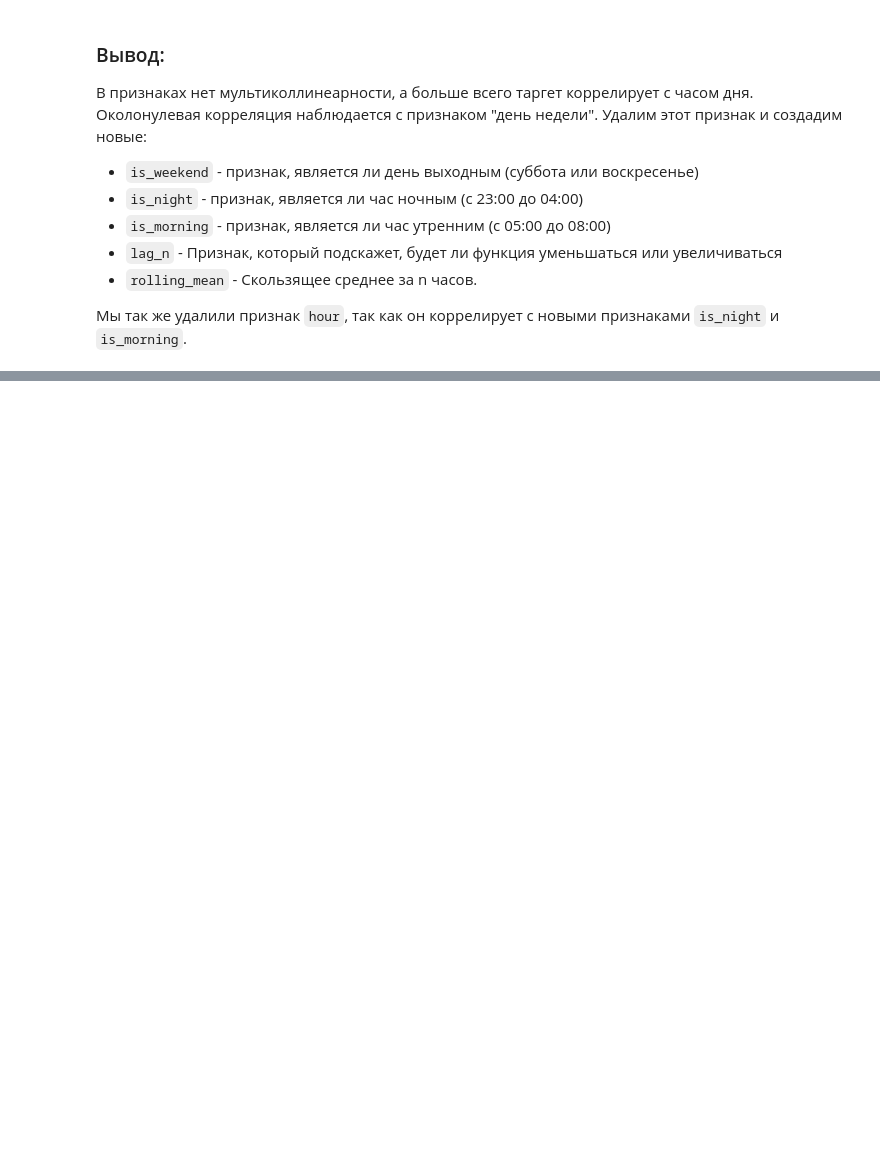
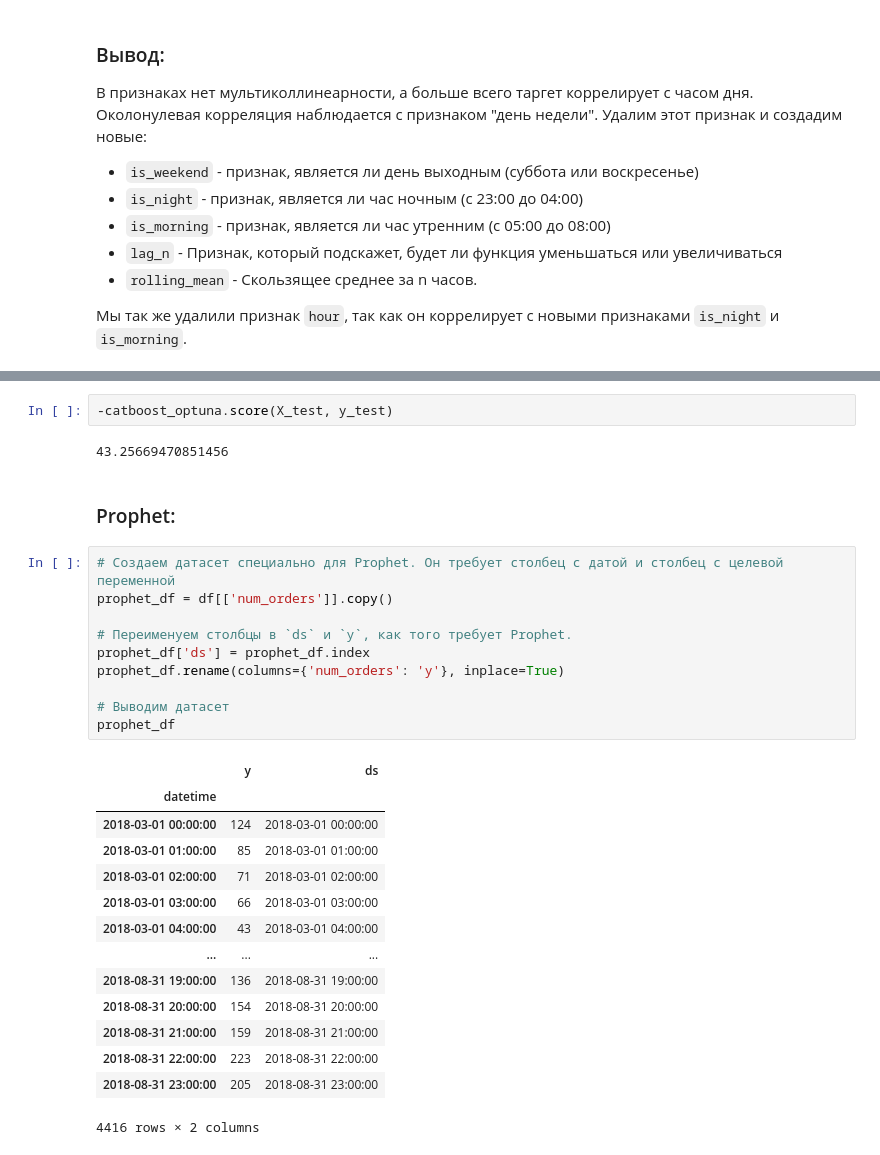
Before and after one commit to Moncervers/taxi_orders_prediction, a Jupyter notebook: project_notebook.ipynb, the cells around one changed output, grey strips where cells are left out. Saved outputs shown, nothing was run; the diff lists cells and outputs as text; blank space fills up the shorter version.

```diff
--- a/project_notebook.ipynb
+++ b/project_notebook.ipynb
@@ -455,0 +736,31 @@ df
+# %%
+-catboost_optuna.score(X_test, y_test)
+# %% [output]
+43.25669470851456
+# %% [markdown]
+### Prophet:
+# %%
+# Создаем датасет специально для Prophet. Он требует столбец с датой и столбец с целевой переменной
+prophet_df = df[['num_orders']].copy()
+
+# Переименуем столбцы в `ds` и `y`, как того требует Prophet.
+prophet_df['ds'] = prophet_df.index
+prophet_df.rename(columns={'num_orders': 'y'}, inplace=True)
+
+# Выводим датасет
+prophet_df
+# %% [output]
+|  | y | ds |
+| datetime |  |  |
+| 2018-03-01 00:00:00 | 124 | 2018-03-01 00:00:00 |
+| 2018-03-01 01:00:00 | 85 | 2018-03-01 01:00:00 |
+| 2018-03-01 02:00:00 | 71 | 2018-03-01 02:00:00 |
+| 2018-03-01 03:00:00 | 66 | 2018-03-01 03:00:00 |
+| 2018-03-01 04:00:00 | 43 | 2018-03-01 04:00:00 |
+| ... | ... | ... |
+| 2018-08-31 19:00:00 | 136 | 2018-08-31 19:00:00 |
+| 2018-08-31 20:00:00 | 154 | 2018-08-31 20:00:00 |
+| 2018-08-31 21:00:00 | 159 | 2018-08-31 21:00:00 |
+| 2018-08-31 22:00:00 | 223 | 2018-08-31 22:00:00 |
+| 2018-08-31 23:00:00 | 205 | 2018-08-31 23:00:00 |
+4416 rows × 2 columns
```
Also changed, not shown: parts of 31 cells of this notebook.
